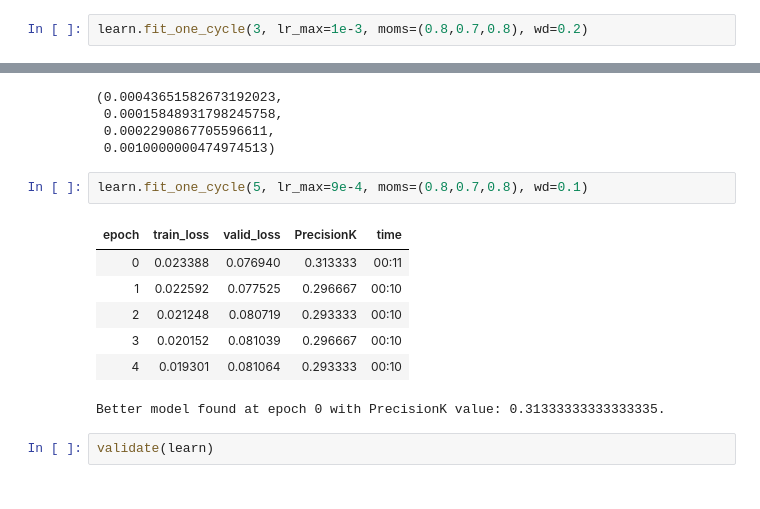
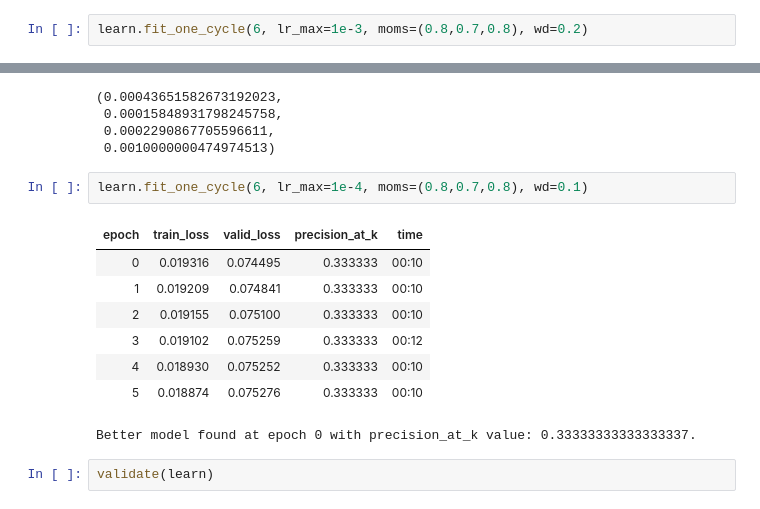
Before and after one commit to debjyotiSRoy/xcube, a Jupyter notebook: nbs/18_tutorial.train_mimic3.ipynb, the cells around one changed output, grey strips where cells are left out. Drawn from its saved outputs; the diff is of its cells as text.

```diff
--- a/nbs/18_tutorial.train_mimic3.ipynb
+++ b/nbs/18_tutorial.train_mimic3.ipynb
@@ -775,6 +791,6 @@ Now we will unfreeze a bit more, recompute learning rate and continue training:
 # %%
 learn.freeze_to(-3)
 # %%
-learn.fit_one_cycle(3, lr_max=1e-3, moms=(0.8,0.7,0.8), wd=0.2)
+learn.fit_one_cycle(6, lr_max=1e-3, moms=(0.8,0.7,0.8), wd=0.2)
 # %% [output]
 | epoch | train_loss | valid_loss | precision_at_k | time |
@@ -814,15 +835,16 @@ lr_min, lr_steep, lr_valley, lr_slide
  0.0002290867705596611,
  0.0010000000474974513)
 # %%
-learn.fit_one_cycle(5, lr_max=9e-4, moms=(0.8,0.7,0.8), wd=0.1)
+learn.fit_one_cycle(6, lr_max=1e-4, moms=(0.8,0.7,0.8), wd=0.1)
 # %% [output]
-| epoch | train_loss | valid_loss | PrecisionK | time |
-| 0 | 0.023388 | 0.076940 | 0.313333 | 00:11 |
-| 1 | 0.022592 | 0.077525 | 0.296667 | 00:10 |
-| 2 | 0.021248 | 0.080719 | 0.293333 | 00:10 |
-| 3 | 0.020152 | 0.081039 | 0.296667 | 00:10 |
-| 4 | 0.019301 | 0.081064 | 0.293333 | 00:10 |
+| epoch | train_loss | valid_loss | precision_at_k | time |
+| 0 | 0.019316 | 0.074495 | 0.333333 | 00:10 |
+| 1 | 0.019209 | 0.074841 | 0.333333 | 00:10 |
+| 2 | 0.019155 | 0.075100 | 0.333333 | 00:10 |
+| 3 | 0.019102 | 0.075259 | 0.333333 | 00:12 |
+| 4 | 0.018930 | 0.075252 | 0.333333 | 00:10 |
+| 5 | 0.018874 | 0.075276 | 0.333333 | 00:10 |
-Better model found at epoch 0 with PrecisionK value: 0.31333333333333335.
+Better model found at epoch 0 with precision_at_k value: 0.33333333333333337.
 # %%
 validate(learn)
 # %% [output]
```
Also changed, not shown: parts of 16 cells of this notebook, 6 other files.
